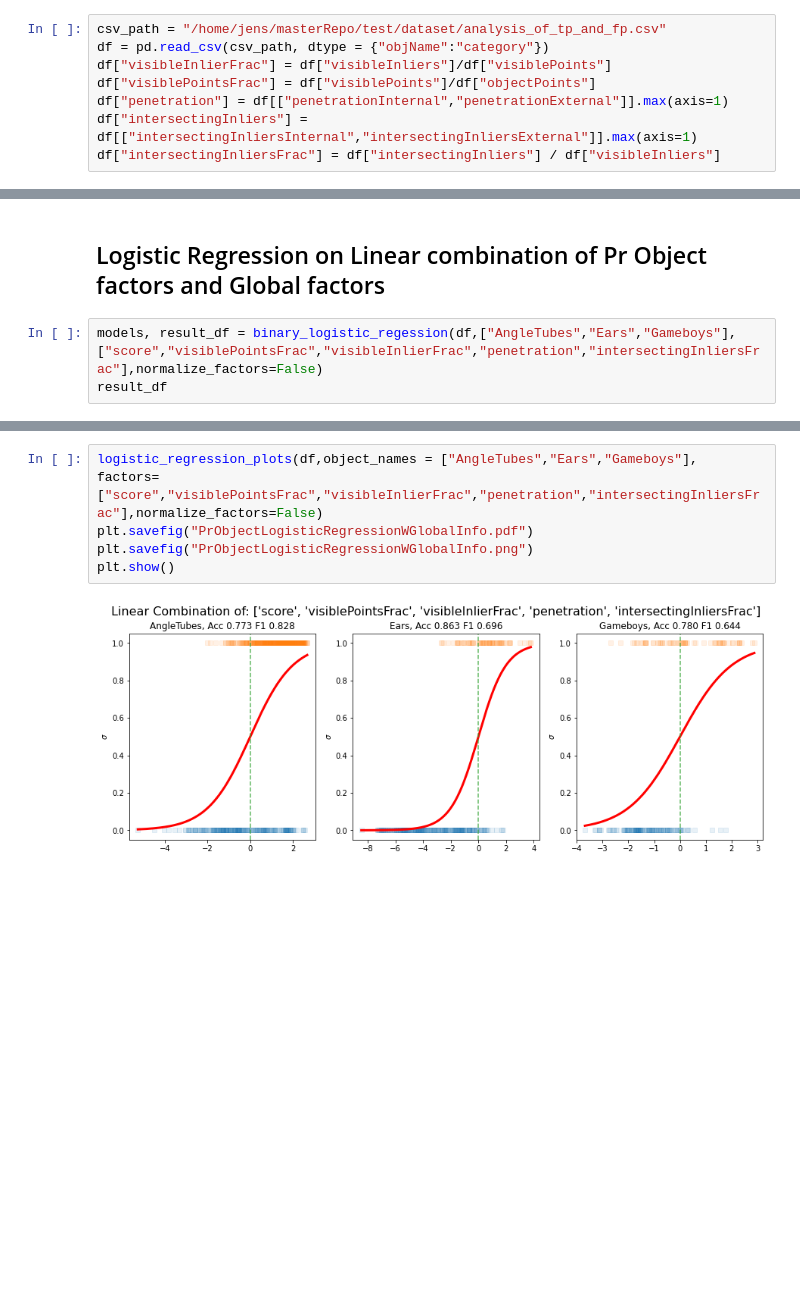
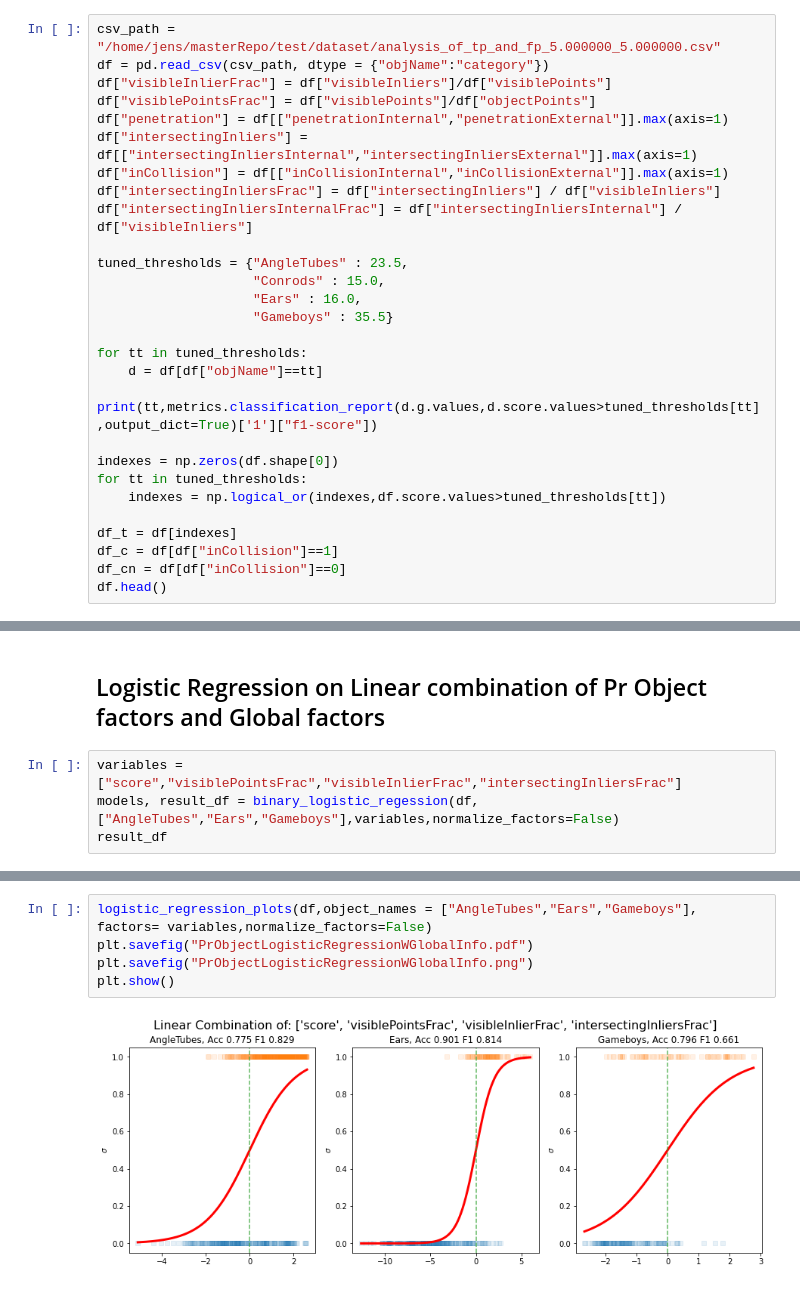
Before and after one commit to Jensbeltman/masterRepo, a Jupyter notebook: scripts/dataset_logistic_regression.ipynb, the cells around one changed output, grey strips where cells are left out. Saved outputs shown, nothing was run; the diff lists cells and outputs as text; blank space fills up the shorter version.

```diff
--- a/scripts/dataset_logistic_regression.ipynb
+++ b/scripts/dataset_logistic_regression.ipynb
@@ -13,10 +13,30 @@ import sklearn.metrics as metrics
 # %% [markdown]
 Data loading and preprocessing
 # %%
-csv_path = "/home/jens/masterRepo/test/dataset/analysis_of_tp_and_fp.csv"
+csv_path = "/home/jens/masterRepo/test/dataset/analysis_of_tp_and_fp_5.000000_5.000000.csv"
 df = pd.read_csv(csv_path, dtype = {"objName":"category"})
 df["visibleInlierFrac"] = df["visibleInliers"]/df["visiblePoints"]
 df["visiblePointsFrac"] = df["visiblePoints"]/df["objectPoints"]
 df["penetration"] = df[["penetrationInternal","penetrationExternal"]].max(axis=1)
 df["intersectingInliers"] = df[["intersectingInliersInternal","intersectingInliersExternal"]].max(axis=1)
+df["inCollision"] = df[["inCollisionInternal","inCollisionExternal"]].max(axis=1)
 df["intersectingInliersFrac"] = df["intersectingInliers"] / df["visibleInliers"]
+df["intersectingInliersInternalFrac"] = df["intersectingInliersInternal"] / df["visibleInliers"]
+
+tuned_thresholds = {"AngleTubes" : 23.5,
+                    "Conrods" : 15.0,
+                    "Ears" : 16.0,
+                    "Gameboys" : 35.5}
+
+for tt in tuned_thresholds:
+    d = df[df["objName"]==tt]
+    print(tt,metrics.classification_report(d.g.values,d.score.values>tuned_thresholds[tt],output_dict=True)['1']["f1-score"])
+
+indexes = np.zeros(df.shape[0])
+for tt in tuned_thresholds:
+    indexes = np.logical_or(indexes,df.score.values>tuned_thresholds[tt])
+
+df_t = df[indexes]
+df_c = df[df["inCollision"]==1]
+df_cn = df[df["inCollision"]==0]
+df.head()
@@ -234,7 +255,8 @@ plt.show()
 # %% [markdown]
 ## Logistic Regression on Linear combination of Pr Object factors and Global factors
 # %%
-models, result_df = binary_logistic_regession(df,["AngleTubes","Ears","Gameboys"],["score","visiblePointsFrac","visibleInlierFrac","penetration","intersectingInliersFrac"],normalize_factors=False)
+variables = ["score","visiblePointsFrac","visibleInlierFrac","intersectingInliersFrac"]
+models, result_df = binary_logistic_regession(df,["AngleTubes","Ears","Gameboys"],variables,normalize_factors=False)
 result_df
 # %% [output]
 |  | objName | accuracy | precision | recall | f1 | n_posetives | n_negatives | score_w | ... |
@@ -251,7 +293,7 @@ Gameboys [-2.69206493]
 # %%
-logistic_regression_plots(df,object_names = ["AngleTubes","Ears","Gameboys"], factors= ["score","visiblePointsFrac","visibleInlierFrac","penetration","intersectingInliersFrac"],normalize_factors=False)
+logistic_regression_plots(df,object_names = ["AngleTubes","Ears","Gameboys"], factors= variables,normalize_factors=False)
 plt.savefig("PrObjectLogisticRegressionWGlobalInfo.pdf")
 plt.savefig("PrObjectLogisticRegressionWGlobalInfo.png")
 plt.show()
 # %% [output]
-[figure, old version]
+[figure, new version]
```
Also changed, not shown: parts of 14 cells of this notebook.
